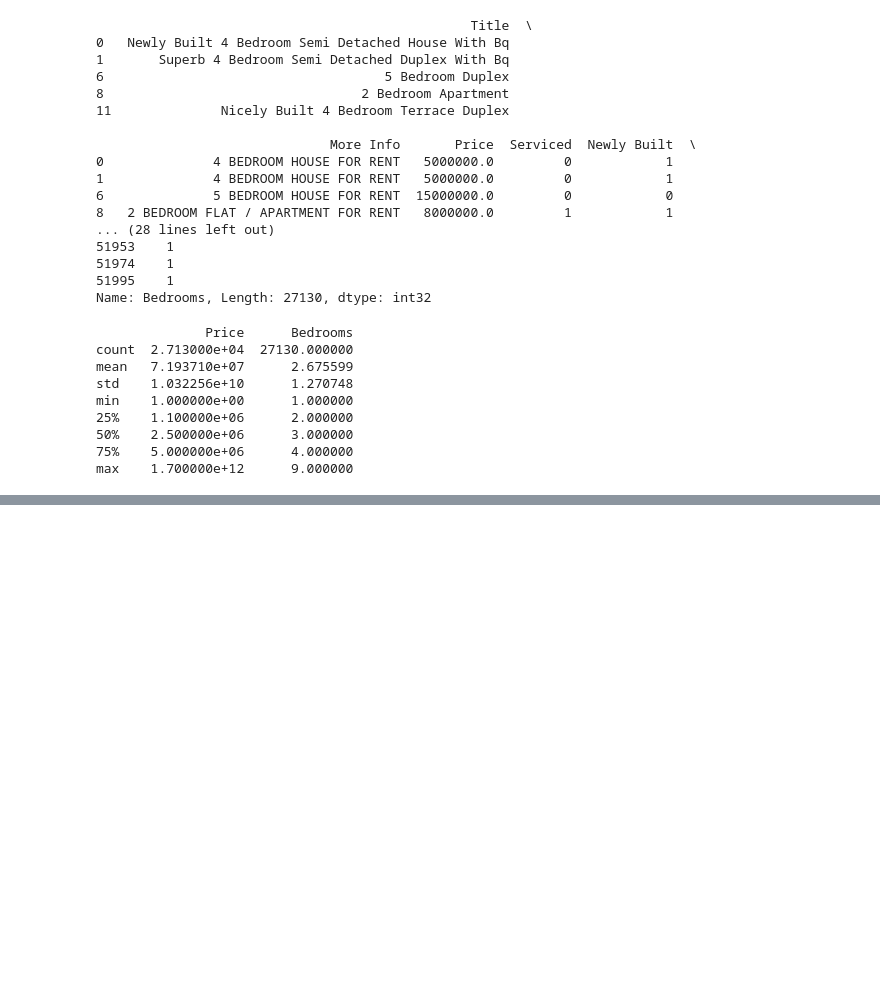
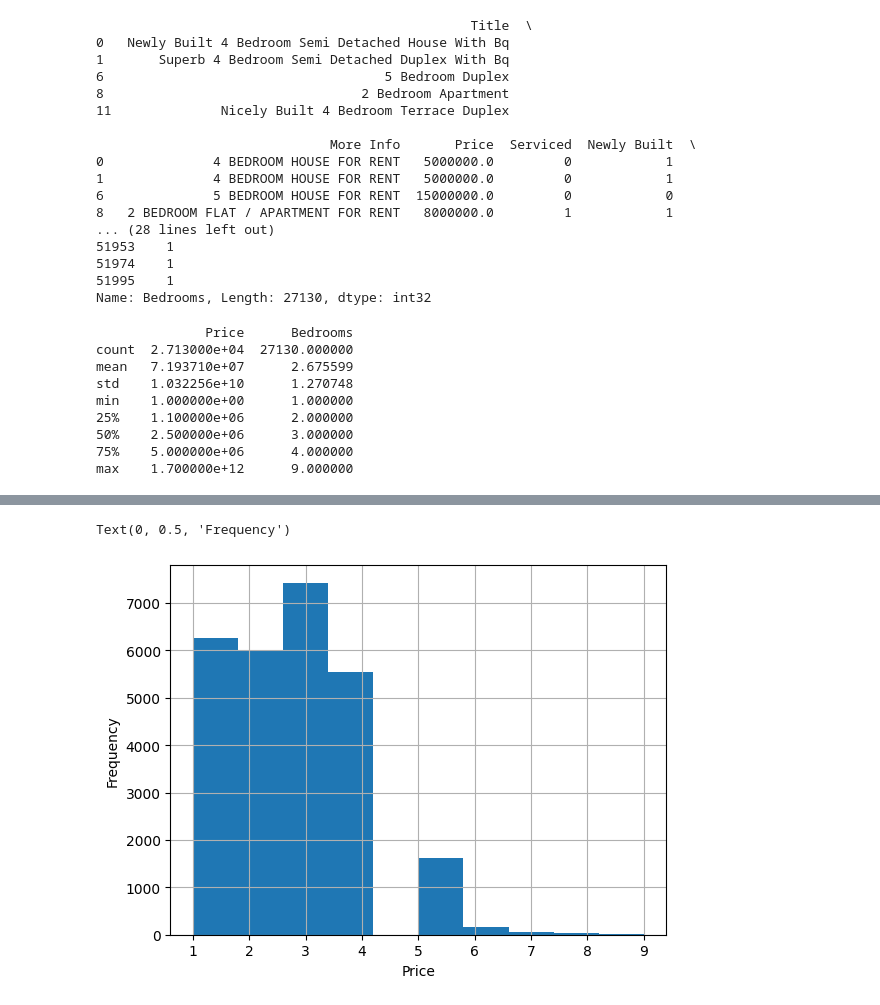
Before and after one commit to goodnessezichioum/LagosRentalAnalysis, a Jupyter notebook: rent_analysis.ipynb, the cells around one changed output, grey strips where cells are left out. Drawn from its saved outputs; the diff is of its cells as text; code cells hidden in the pictures; blank space fills up the shorter version.

```diff
--- a/rent_analysis.ipynb
+++ b/rent_analysis.ipynb
@@ -91,0 +123,11 @@ cities = df['City'].unique().tolist()
+# %%
+# plot the number of available properties based on the number of bedrooms, grouped by location
+
+# average price of property per location
+
+df['Bedrooms'].hist()
+plt.xlabel('Price')
+plt.ylabel('Frequency')
+# %% [output]
+Text(0, 0.5, 'Frequency')
+[figure, added]
```
Also changed, not shown: parts of 2 cells of this notebook.
